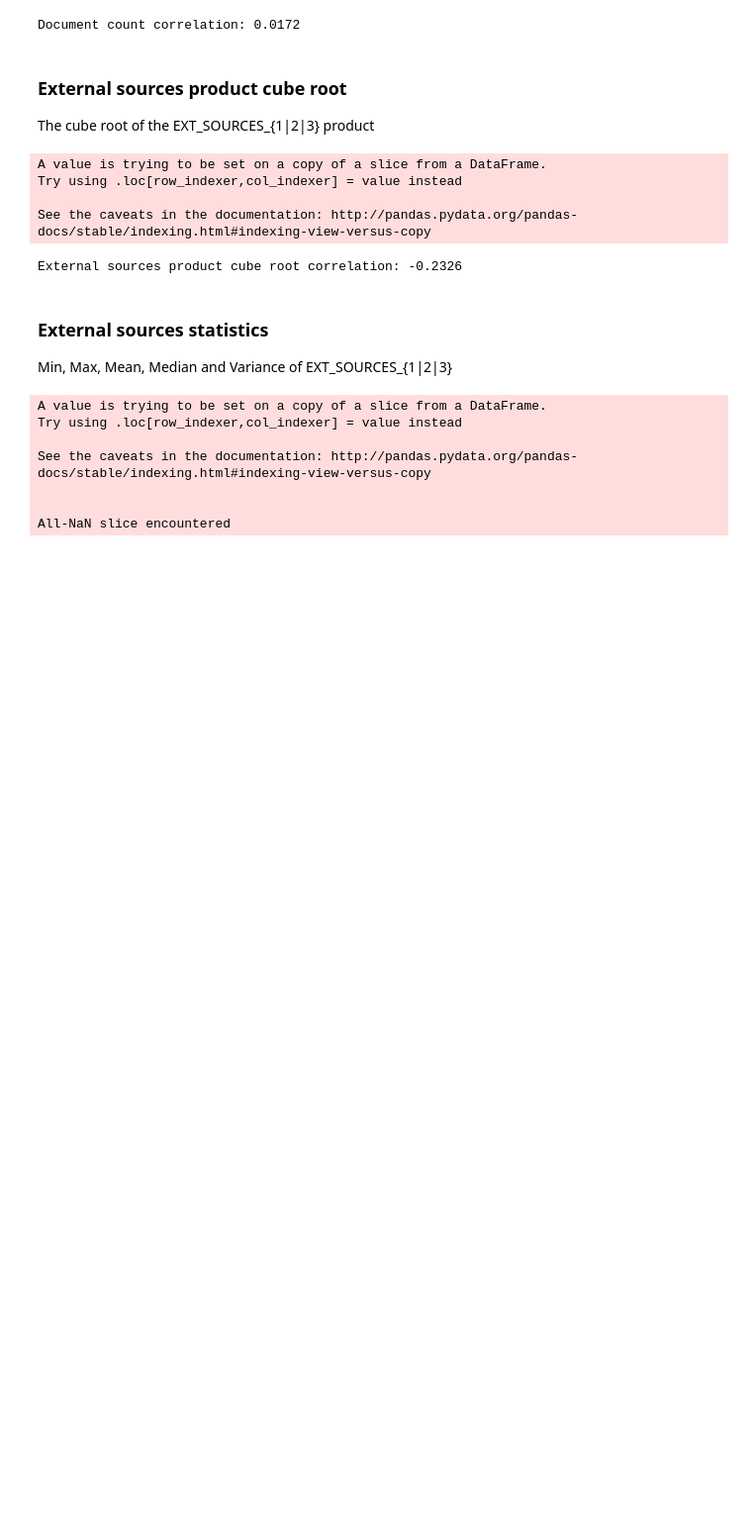
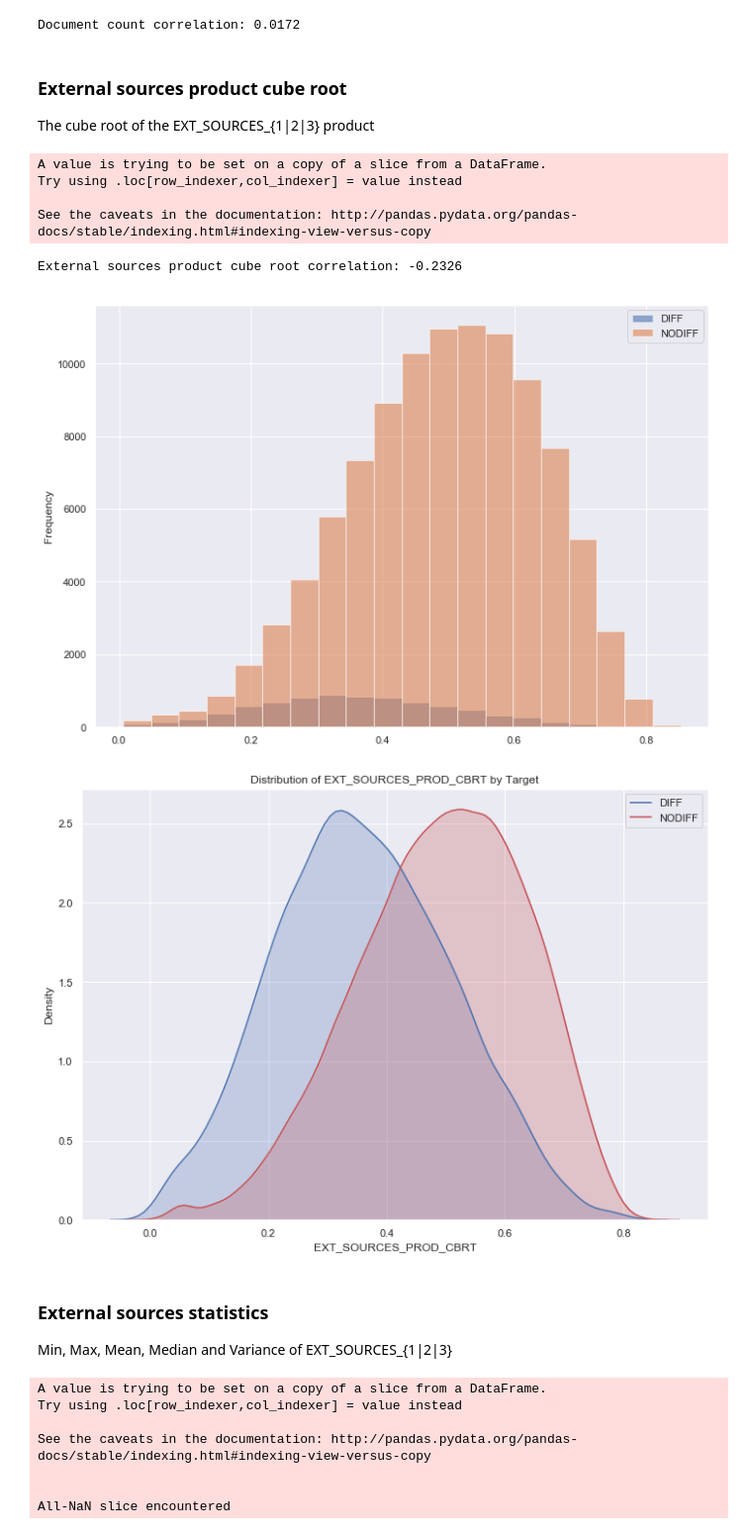
Before and after one commit to aminesnow/ML, a Jupyter notebook: python_applications/credit_default_risk/credit_default_risk_study.ipynb, the cells around one changed output. Shown at 99% size. Drawn from its saved outputs; the diff is of its cells as text; code cells hidden in the pictures; blank space fills up the shorter version.

```diff
--- a/python_applications/credit_default_risk/credit_default_risk_study.ipynb
+++ b/python_applications/credit_default_risk/credit_default_risk_study.ipynb
@@ -1020,6 +1011,29 @@ corr = application_train_proc['TARGET'].corr(application_train_proc['EXT_SOURCES
 print('External sources product cube root correlation: %.4f' % corr)
 # %% [output]
 External sources product cube root correlation: -0.2326
+# %%
+diff_EXT_SOURCES_PROD_CBRT = application_train_proc[(application_train_proc.TARGET == 1) & (application_train_proc.EXT_SOURCES_PROD_CBRT.notnull())].EXT_SOURCES_PROD_CBRT
+nodiff_EXT_SOURCES_PROD_CBRT = application_train_proc[(application_train_proc.TARGET == 0) & (application_train_proc.EXT_SOURCES_PROD_CBRT.notnull())].EXT_SOURCES_PROD_CBRT
+
+
+pd.DataFrame(
+{'DIFF': diff_EXT_SOURCES_PROD_CBRT
+,
+ 'NODIFF': nodiff_EXT_SOURCES_PROD_CBRT
+},
+columns=['DIFF','NODIFF']
+).plot(kind = 'hist',bins = 20,alpha=0.6)
+plt.show()
+
+plt.subplot(1, 1, 1)
+sns.kdeplot(diff_EXT_SOURCES_PROD_CBRT,shade=True, color="b",label = 'DIFF')
+sns.kdeplot(nodiff_EXT_SOURCES_PROD_CBRT, shade=True, color="r", label = 'NODIFF')
+plt.title('Distribution of EXT_SOURCES_PROD_CBRT by Target')
+plt.xlabel('EXT_SOURCES_PROD_CBRT');
+plt.ylabel('Density');
+# %% [output]
+[figure, added]
+[figure, added]
 # %% [markdown]
 ### External sources statistics
 Min, Max, Mean, Median and Variance of EXT_SOURCES_{1|2|3}
```
Also changed, not shown: parts of 40 cells of this notebook.
